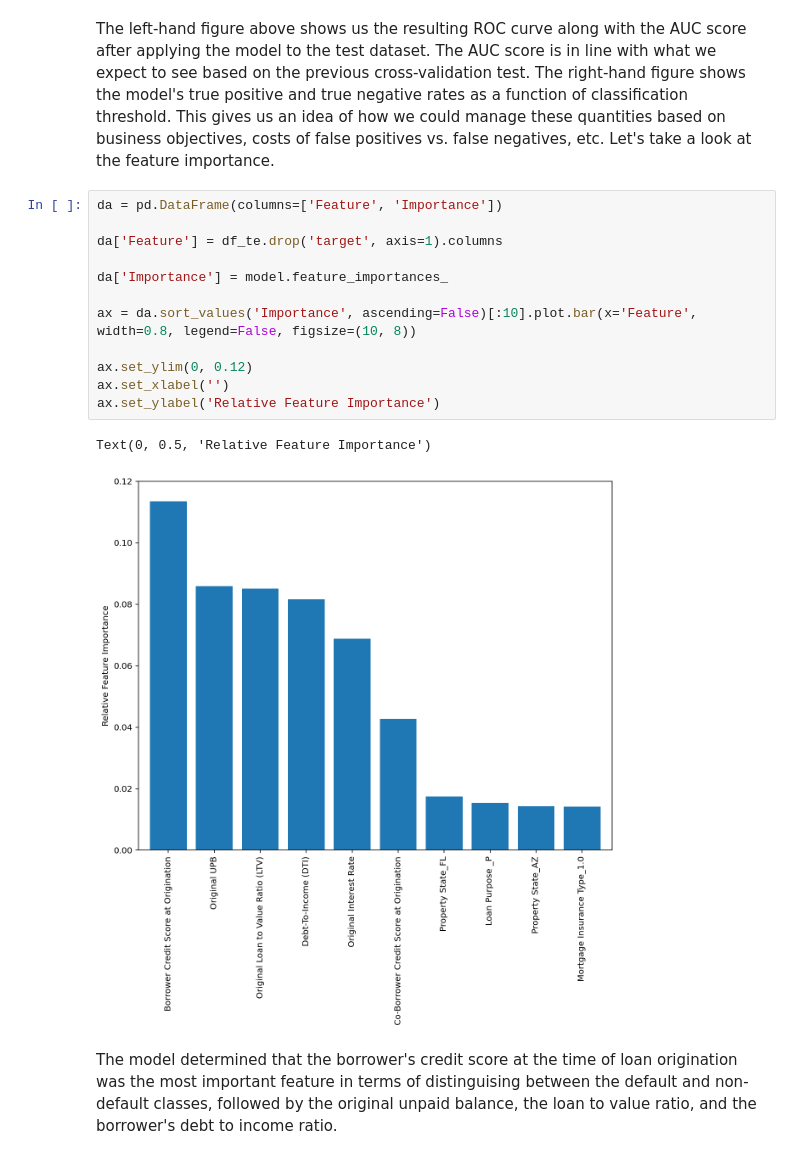
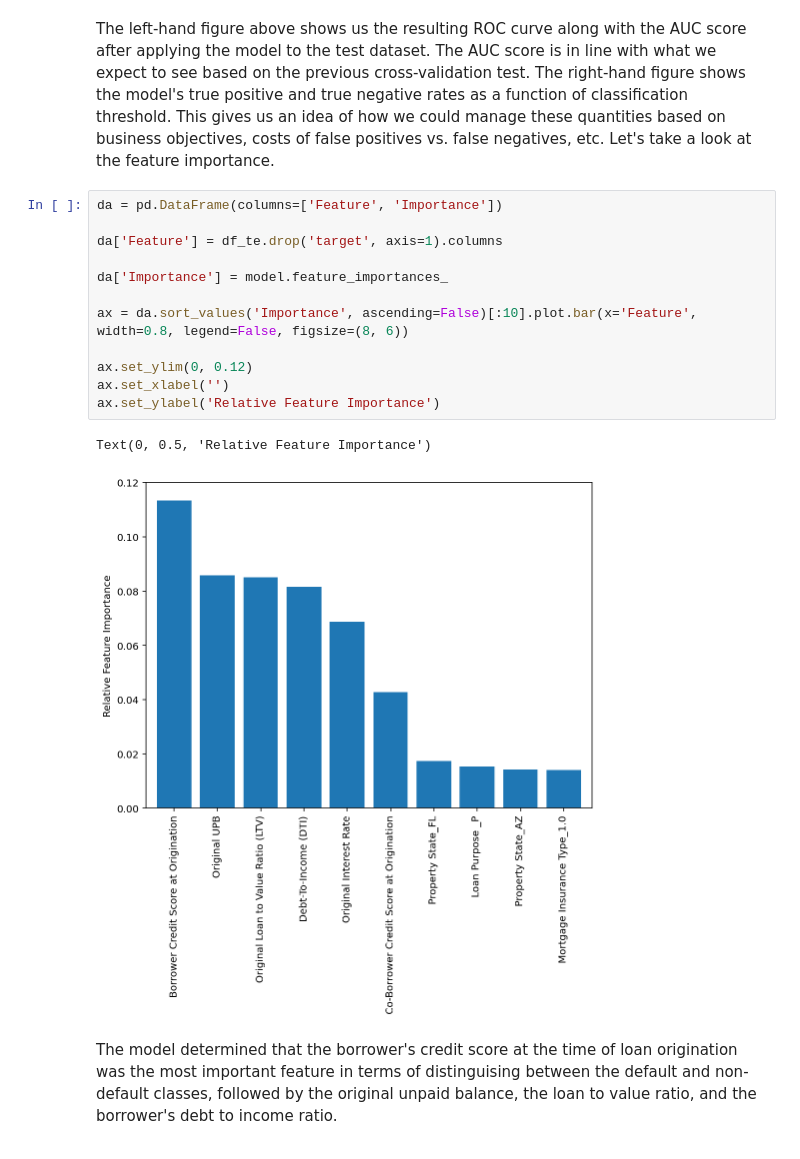
Before and after one commit to kdegrave/kdegrave.github.io, a Jupyter notebook: notebooks/LoanDefaults.ipynb, the cells around one changed output. Cells and saved outputs as stored; diff of their text form.

```diff
--- a/notebooks/LoanDefaults.ipynb
+++ b/notebooks/LoanDefaults.ipynb
@@ -332,18 +332,18 @@ The left-hand figure above shows us the resulting ROC curve along with the AUC s
 # %%
 da = pd.DataFrame(columns=['Feature', 'Importance'])
 
 da['Feature'] = df_te.drop('target', axis=1).columns
 
 da['Importance'] = model.feature_importances_
 
-ax = da.sort_values('Importance', ascending=False)[:10].plot.bar(x='Feature', width=0.8, legend=False, figsize=(10, 8))
+ax = da.sort_values('Importance', ascending=False)[:10].plot.bar(x='Feature', width=0.8, legend=False, figsize=(8, 6))
 
 ax.set_ylim(0, 0.12)
 ax.set_xlabel('')
 ax.set_ylabel('Relative Feature Importance')
 # %% [output]
 Text(0, 0.5, 'Relative Feature Importance')
-[figure, old version]
+[figure, new version]
 # %% [markdown]
 The model determined that the borrower's credit score at the time of loan origination was the most important feature in terms of distinguising between the default and non-default classes, followed by the original unpaid balance, the loan to value ratio, and the borrower's debt to income ratio.
 # %% [markdown]
```
